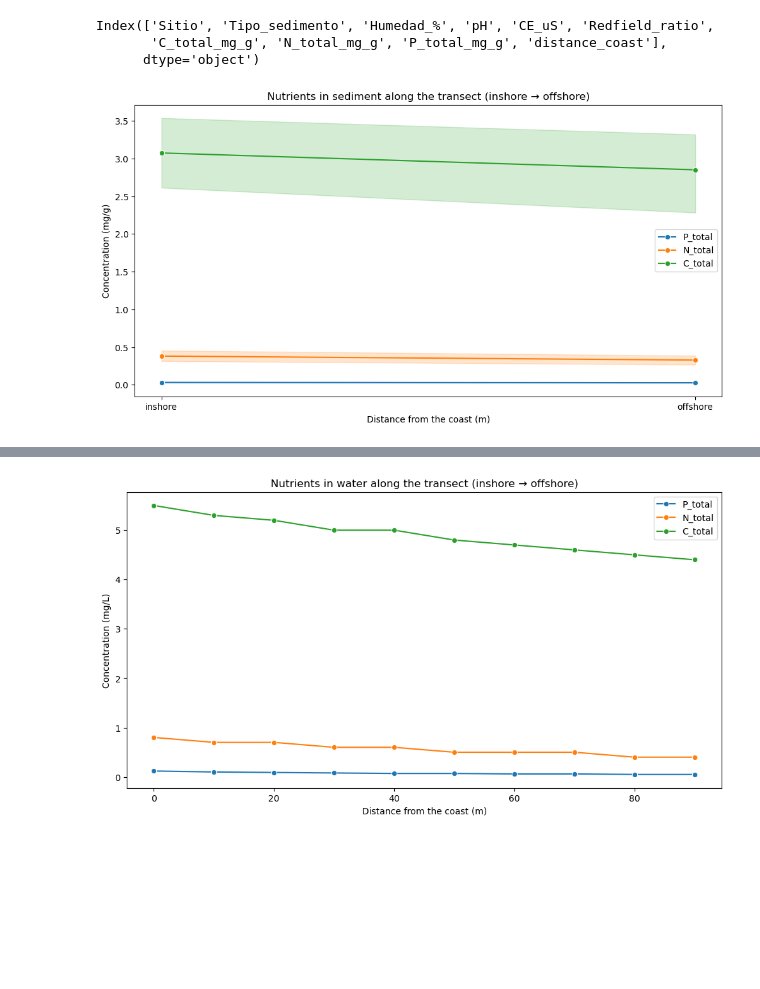
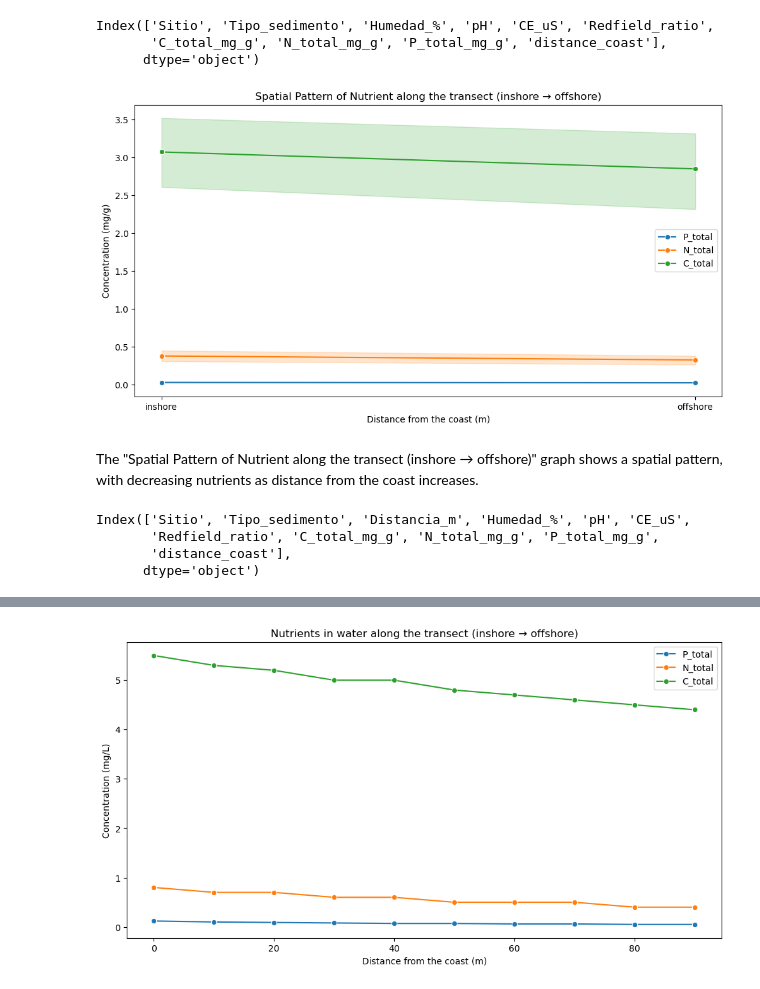
Before and after one commit to jpoh2/modelab-jp, a Jupyter notebook: Final_project_jp/Final_Project_JP.ipynb, the cells around one changed output, grey strips where cells are left out. Drawn from its saved outputs; the diff is of its cells as text; code cells hidden in the pictures; blank space fills up the shorter version.

Commit message:
Visualize trends by depth in the sediment, along the transect, and for various nutrients

```diff
--- a/Final_project_jp/Final_Project_JP.ipynb
+++ b/Final_project_jp/Final_Project_JP.ipynb
@@ -441,13 +441,22 @@ Index(['Sitio', 'Tipo_sedimento', 'Humedad_%', 'pH', 'CE_uS', 'Redfield_ratio',
 # %%
 ### Sediment
 plt.figure(figsize=(12,6))
 sns.lineplot(data=sediment, x="distance_coast", y="P_total_mg_g", marker="o", label="P_total")
 sns.lineplot(data=sediment, x="distance_coast", y="N_total_mg_g", marker="o", label="N_total")
 sns.lineplot(data=sediment, x="distance_coast", y="C_total_mg_g", marker="o", label="C_total")
-plt.title("Nutrients in sediment along the transect (inshore → offshore)")
+plt.title("Spatial Pattern of Nutrient along the transect (inshore → offshore)")
 plt.xlabel("Distance from the coast (m)")
 plt.ylabel("Concentration (mg/g)")
 plt.legend()
 plt.show()
 # %% [output]
-[figure, old version]
+[figure, new version]
+# %% [markdown]
+The "Spatial Pattern of Nutrient along the transect (inshore → offshore)" graph shows a spatial pattern, with decreasing nutrients as distance from the coast increases.
+# %%
+sediment.columns
+# %% [output]
+Index(['Sitio', 'Tipo_sedimento', 'Distancia_m', 'Humedad_%', 'pH', 'CE_uS',
+       'Redfield_ratio', 'C_total_mg_g', 'N_total_mg_g', 'P_total_mg_g',
+       'distance_coast'],
+      dtype='object')
```
Also changed, not shown: parts of 15 cells of this notebook, 1 other file.
